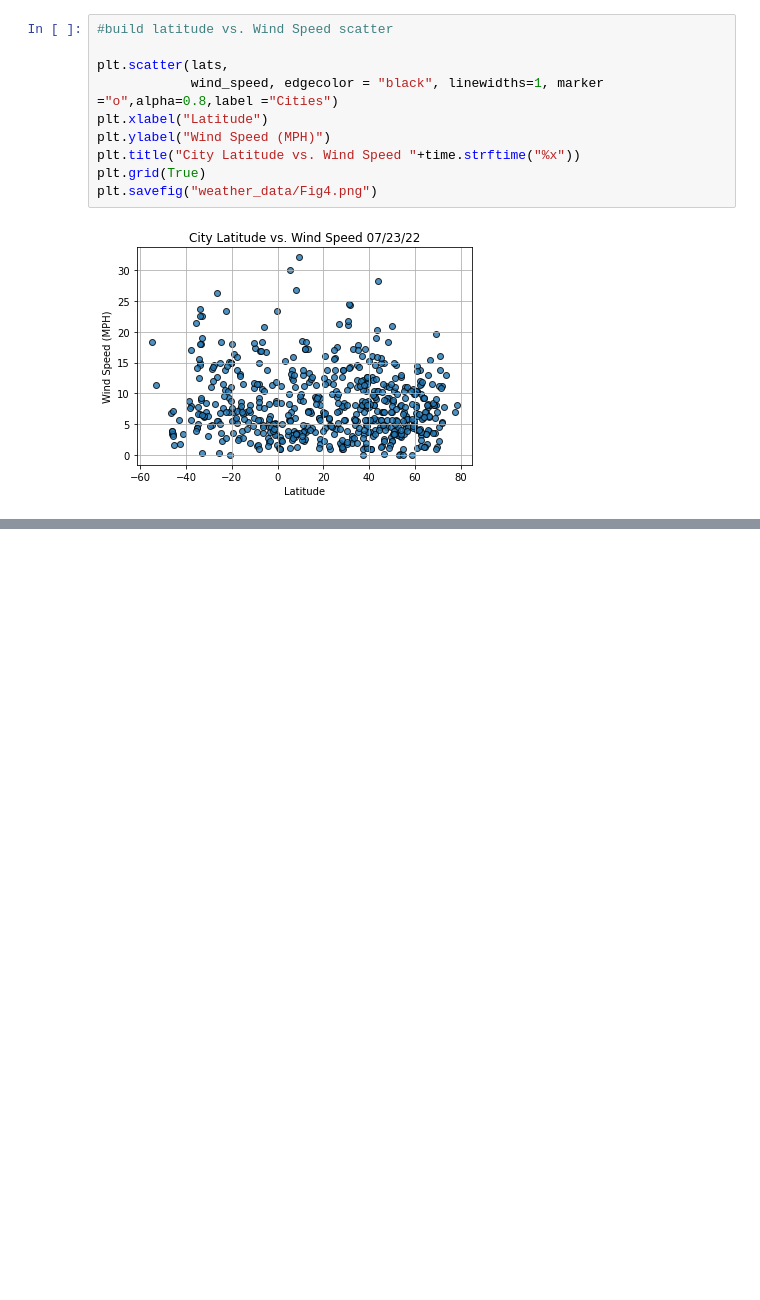
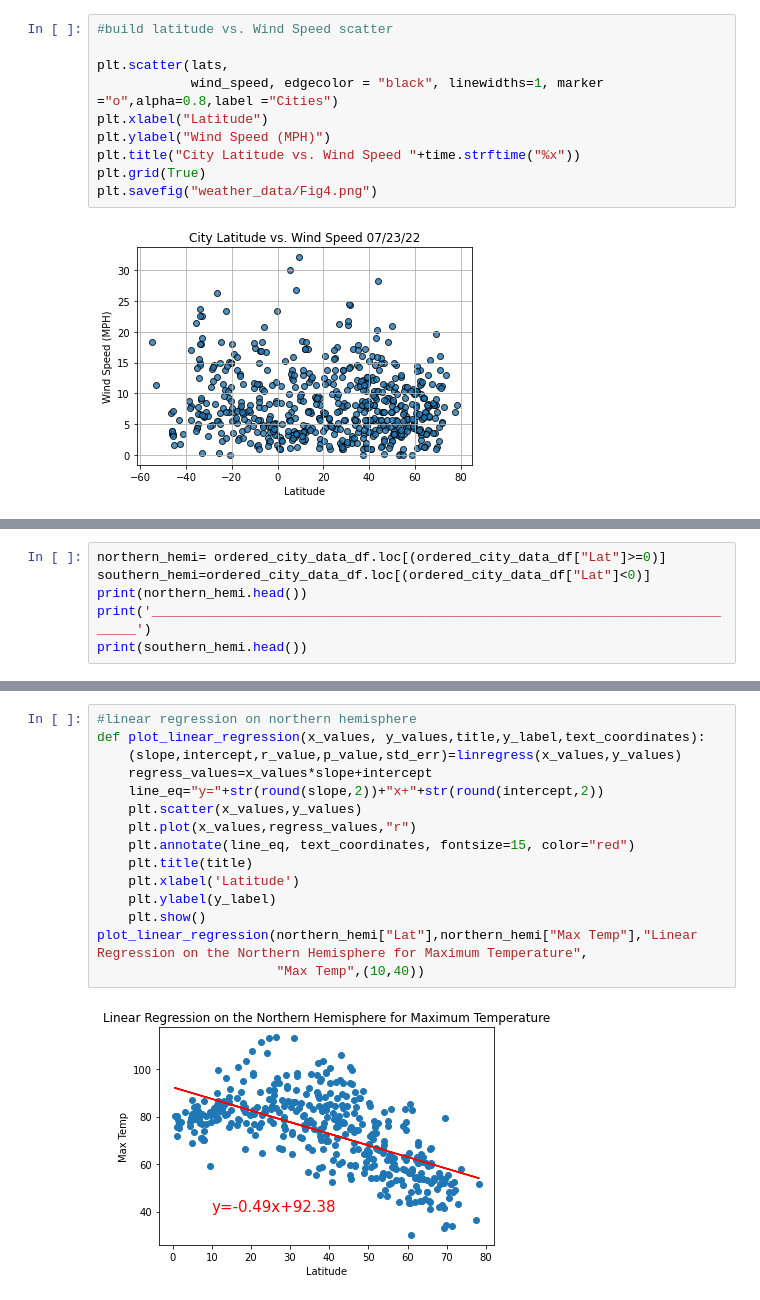
Before and after one commit to MCRobish/World_Weather_Analysis, a Jupyter notebook: WeatherPy.ipynb, the cells around one changed output, grey strips where cells are left out. Cells and saved outputs as stored; diff of their text form; blank space fills up the shorter version.

Commit message:
linear regression plots

```diff
--- a/WeatherPy.ipynb
+++ b/WeatherPy.ipynb
@@ -202,0 +224,6 @@ plt.savefig("weather_data/Fig4.png")
+# %%
+northern_hemi= ordered_city_data_df.loc[(ordered_city_data_df["Lat"]>=0)]
+southern_hemi=ordered_city_data_df.loc[(ordered_city_data_df["Lat"]<0)]
+print(northern_hemi.head())
+print('______________________________________________________________________________')
+print(southern_hemi.head())
@@ -202,0 +248,17 @@ plt.savefig("weather_data/Fig4.png")
+# %%
+#linear regression on northern hemisphere
+def plot_linear_regression(x_values, y_values,title,y_label,text_coordinates):
+    (slope,intercept,r_value,p_value,std_err)=linregress(x_values,y_values)
+    regress_values=x_values*slope+intercept
+    line_eq="y="+str(round(slope,2))+"x+"+str(round(intercept,2))
+    plt.scatter(x_values,y_values)
+    plt.plot(x_values,regress_values,"r")
+    plt.annotate(line_eq, text_coordinates, fontsize=15, color="red")
+    plt.title(title)
+    plt.xlabel('Latitude')
+    plt.ylabel(y_label)
+    plt.show()
+plot_linear_regression(northern_hemi["Lat"],northern_hemi["Max Temp"],"Linear Regression on the Northern Hemisphere for Maximum Temperature",
+                       "Max Temp",(10,40))
+# %% [output]
+[figure, added]
```
Also changed, not shown: parts of 11 cells of this notebook.
